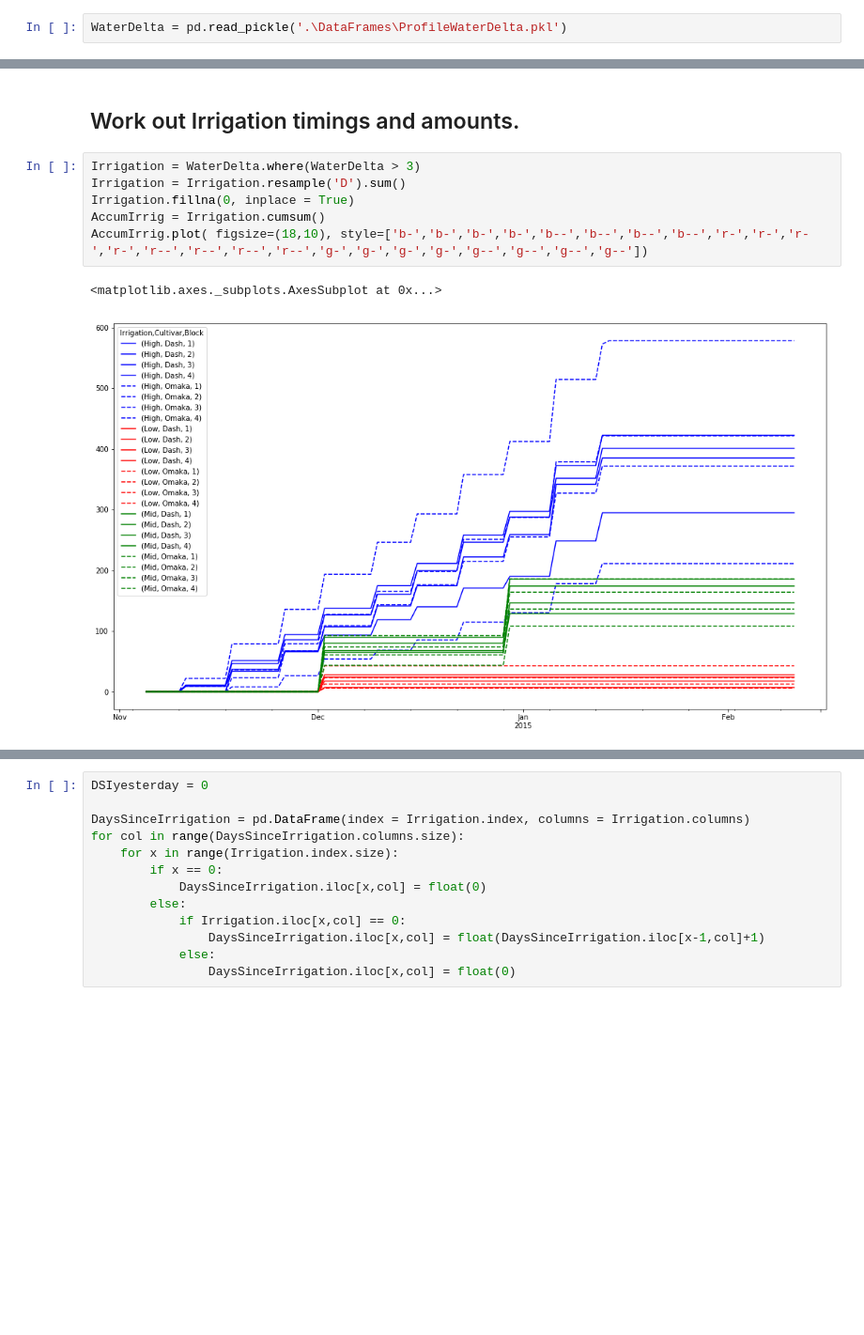
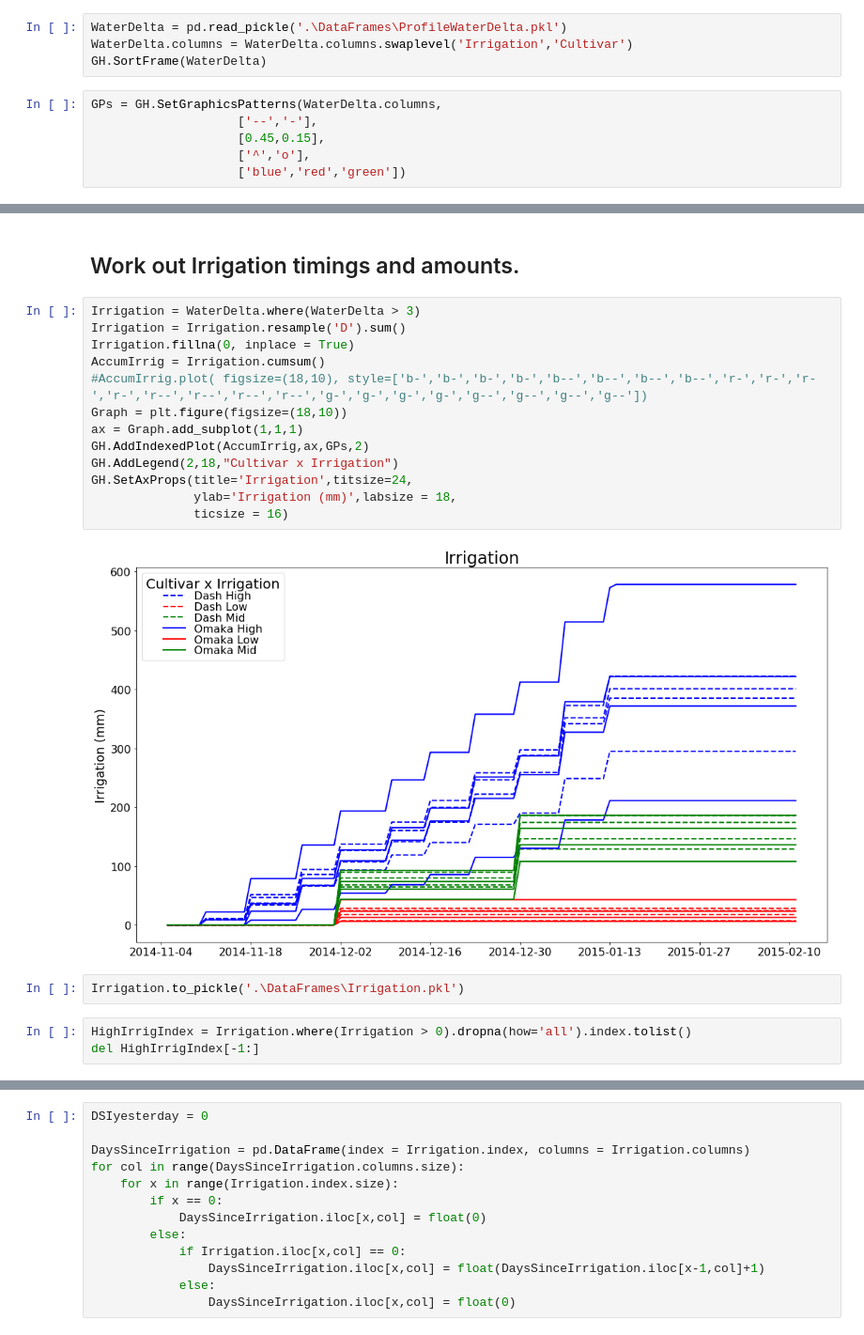
Before and after one commit to HamishBrownPFR/CropWaterAnalysis, a Jupyter notebook: Barley/LatentHeatFluxAnalysis.ipynb, the cells around one changed output, grey strips where cells are left out. Shown at 94% size. Cells and saved outputs as stored; diff of their text form; blank space fills up the shorter version.

```diff
--- a/Barley/LatentHeatFluxAnalysis.ipynb
+++ b/Barley/LatentHeatFluxAnalysis.ipynb
@@ -14,2 +15,10 @@ import matplotlib.dates as mdates
 # %%
 WaterDelta = pd.read_pickle('.\DataFrames\ProfileWaterDelta.pkl')
+WaterDelta.columns = WaterDelta.columns.swaplevel('Irrigation','Cultivar')
+GH.SortFrame(WaterDelta)
+# %%
+GPs = GH.SetGraphicsPatterns(WaterDelta.columns,
+                    ['--','-'],
+                    [0.45,0.15],
+                    ['^','o'],
+                    ['blue','red','green'])
@@ -28,9 +60,20 @@ MeanDarkWaterDeltas.plot( figsize=(18,10), style=['b--','r--','g--','b-','r-','g
 # %%
 Irrigation = WaterDelta.where(WaterDelta > 3)
 Irrigation = Irrigation.resample('D').sum()
 Irrigation.fillna(0, inplace = True)
 AccumIrrig = Irrigation.cumsum()
-AccumIrrig.plot( figsize=(18,10), style=['b-','b-','b-','b-','b--','b--','b--','b--','r-','r-','r-','r-','r--','r--','r--','r--','g-','g-','g-','g-','g--','g--','g--','g--'])
+#AccumIrrig.plot( figsize=(18,10), style=['b-','b-','b-','b-','b--','b--','b--','b--','r-','r-','r-','r-','r--','r--','r--','r--','g-','g-','g-','g-','g--','g--','g--','g--'])
+Graph = plt.figure(figsize=(18,10))
+ax = Graph.add_subplot(1,1,1)
+GH.AddIndexedPlot(AccumIrrig,ax,GPs,2)
+GH.AddLegend(2,18,"Cultivar x Irrigation")
+GH.SetAxProps(title='Irrigation',titsize=24,
+              ylab='Irrigation (mm)',labsize = 18,
+              ticsize = 16)
 # %% [output]
-<matplotlib.axes._subplots.AxesSubplot at 0x...>
-[figure, old version]
+[figure, new version]
+# %%
+Irrigation.to_pickle('.\DataFrames\Irrigation.pkl')
+# %%
+HighIrrigIndex = Irrigation.where(Irrigation > 0).dropna(how='all').index.tolist()
+del HighIrrigIndex[-1:]
```
Also changed, not shown: parts of 26 cells of this notebook.
